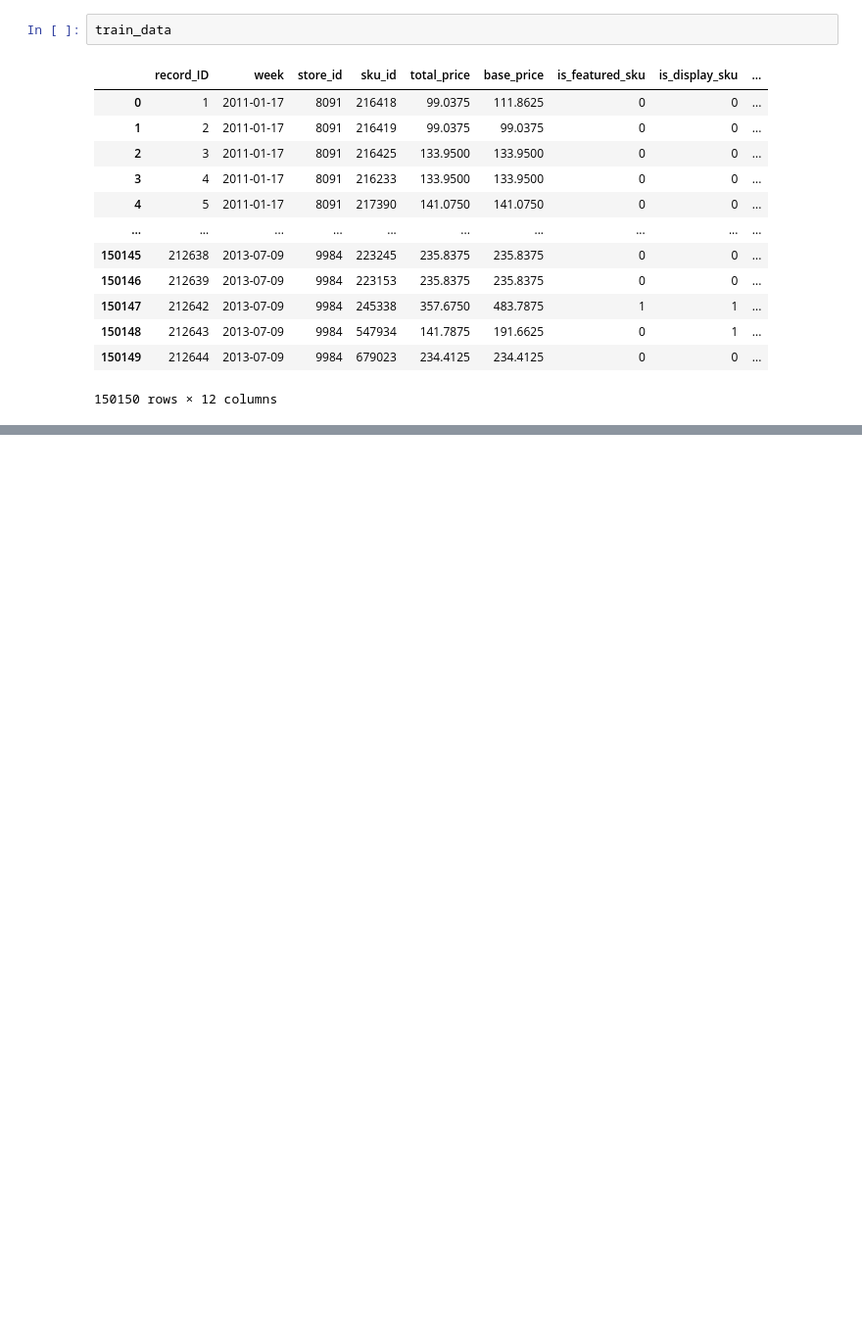
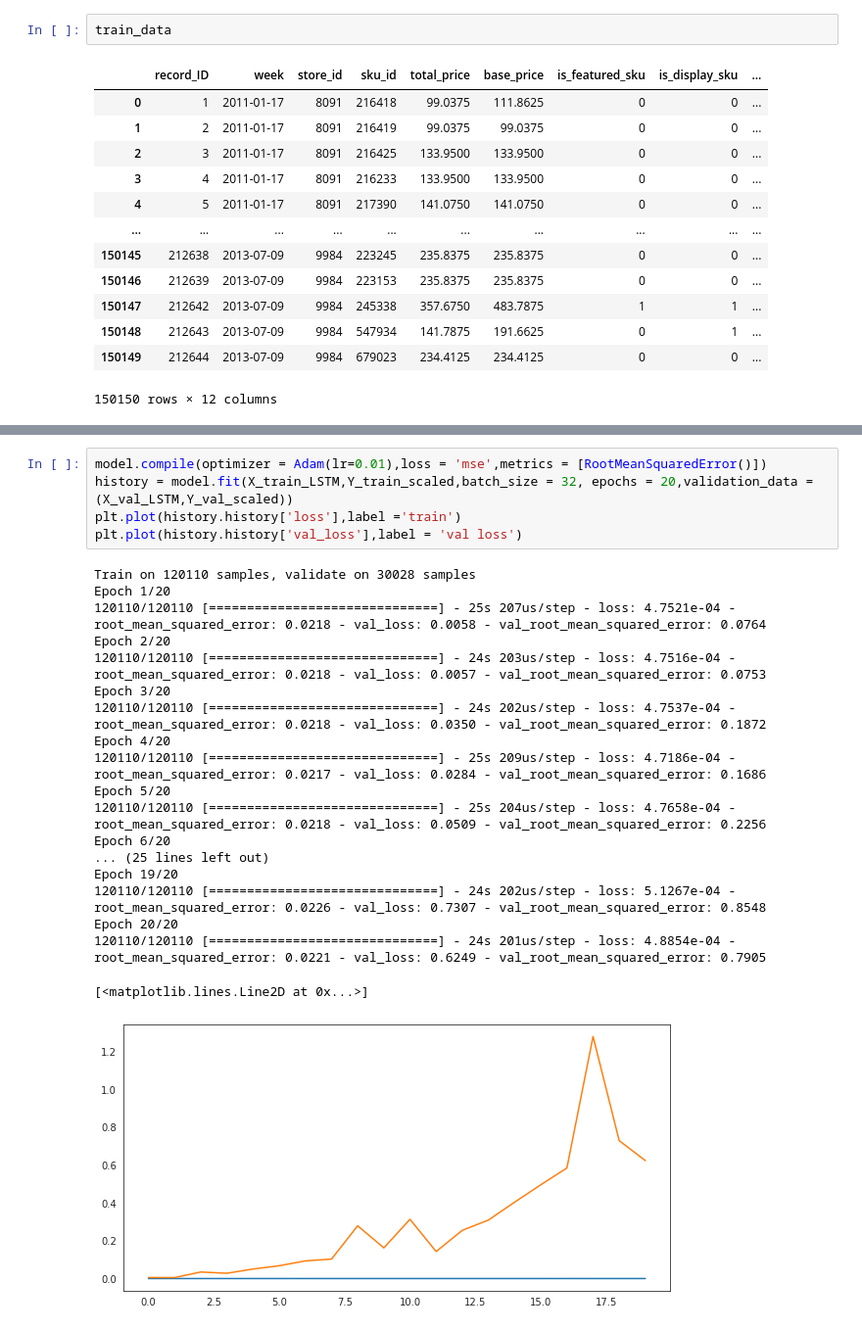
Before and after one commit to sridharsakkari/Demand-Forecasting, a Jupyter notebook: Demand_Forecasting.ipynb, the cells around one changed output, grey strips where cells are left out. Shown at 98% size. Saved outputs shown, nothing was run; the diff lists cells and outputs as text; blank space fills up the shorter version.

```diff
--- a/Demand_Forecasting.ipynb
+++ b/Demand_Forecasting.ipynb
@@ -372,0 +655,25 @@ train_data
+# %%
+model.compile(optimizer = Adam(lr=0.01),loss = 'mse',metrics = [RootMeanSquaredError()])
+history = model.fit(X_train_LSTM,Y_train_scaled,batch_size = 32, epochs = 20,validation_data = (X_val_LSTM,Y_val_scaled))
+plt.plot(history.history['loss'],label ='train')
+plt.plot(history.history['val_loss'],label = 'val loss')
+# %% [output]
+Train on 120110 samples, validate on 30028 samples
+Epoch 1/20
+120110/120110 [==============================] - 25s 207us/step - loss: 4.7521e-04 - root_mean_squared_error: 0.0218 - val_loss: 0.0058 - val_root_mean_squared_error: 0.0764
+Epoch 2/20
+120110/120110 [==============================] - 24s 203us/step - loss: 4.7516e-04 - root_mean_squared_error: 0.0218 - val_loss: 0.0057 - val_root_mean_squared_error: 0.0753
+Epoch 3/20
+120110/120110 [==============================] - 24s 202us/step - loss: 4.7537e-04 - root_mean_squared_error: 0.0218 - val_loss: 0.0350 - val_root_mean_squared_error: 0.1872
+Epoch 4/20
+120110/120110 [==============================] - 25s 209us/step - loss: 4.7186e-04 - root_mean_squared_error: 0.0217 - val_loss: 0.0284 - val_root_mean_squared_error: 0.1686
+Epoch 5/20
+120110/120110 [==============================] - 25s 204us/step - loss: 4.7658e-04 - root_mean_squared_error: 0.0218 - val_loss: 0.0509 - val_root_mean_squared_error: 0.2256
+Epoch 6/20
+... (25 lines left out)
+Epoch 19/20
+120110/120110 [==============================] - 24s 202us/step - loss: 5.1267e-04 - root_mean_squared_error: 0.0226 - val_loss: 0.7307 - val_root_mean_squared_error: 0.8548
+Epoch 20/20
+120110/120110 [==============================] - 24s 201us/step - loss: 4.8854e-04 - root_mean_squared_error: 0.0221 - val_loss: 0.6249 - val_root_mean_squared_error: 0.7905
+[<matplotlib.lines.Line2D at 0x...>]
+[figure, added]
```
Also changed, not shown: parts of 40 cells of this notebook.
